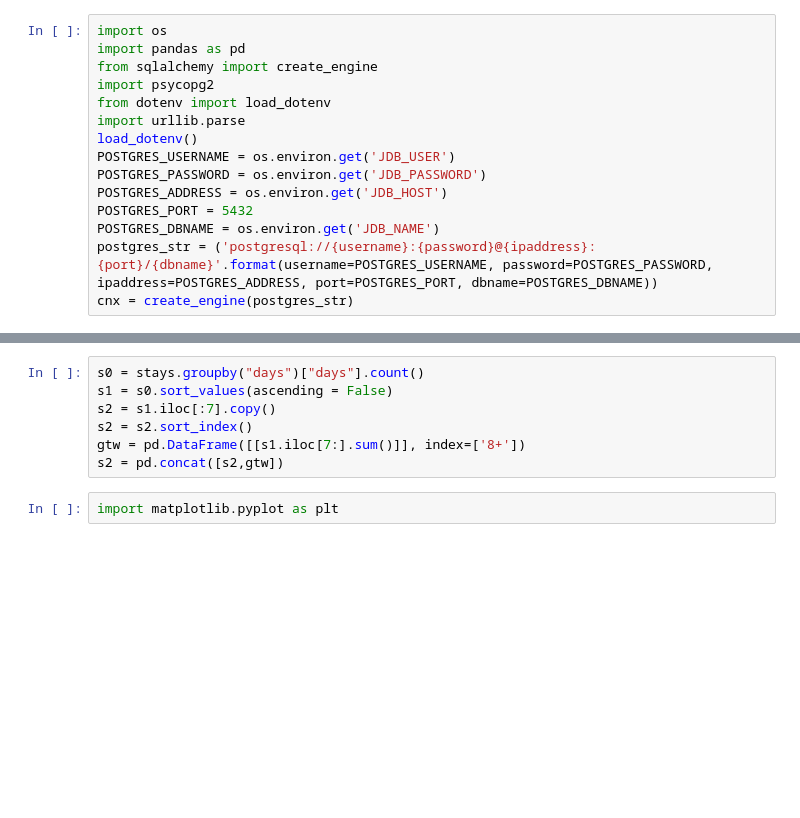
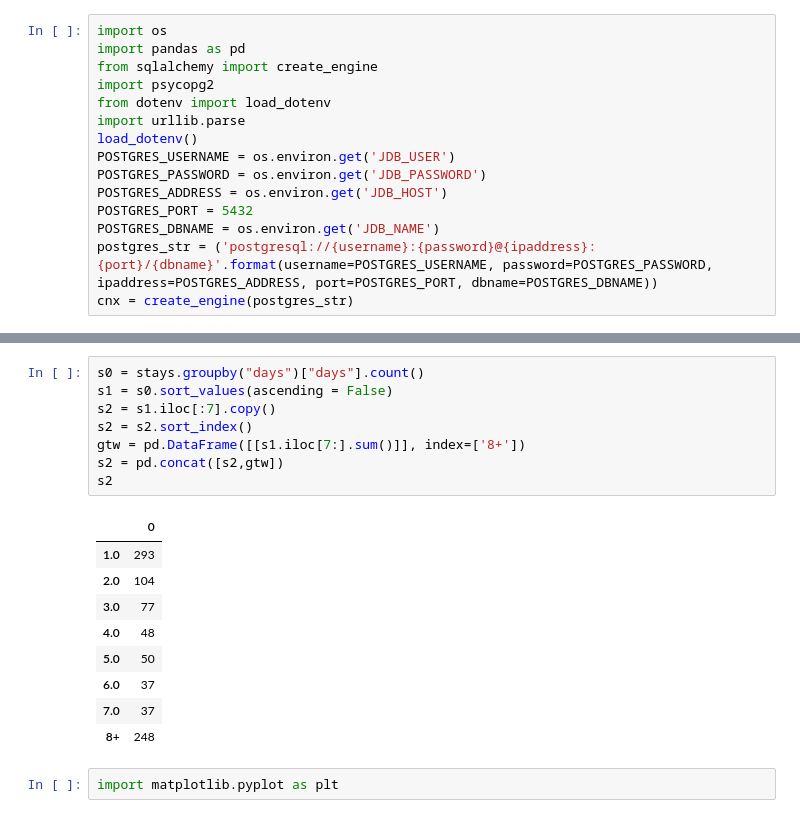
Before and after one commit to DeepWeave/jail-stays, a Jupyter notebook: Jail.ipynb, the cells around one changed output, grey strips where cells are left out. Cells and saved outputs as stored; diff of their text form; blank space fills up the shorter version.

```diff
--- a/Jail.ipynb
+++ b/Jail.ipynb
@@ -48,10 +48,21 @@ stays
 # %%
 s0 = stays.groupby("days")["days"].count()
 s1 = s0.sort_values(ascending = False)
 s2 = s1.iloc[:7].copy()
 s2 = s2.sort_index()
 gtw = pd.DataFrame([[s1.iloc[7:].sum()]], index=['8+'])
 s2 = pd.concat([s2,gtw])
+s2
+# %% [output]
+|  | 0 |
+| 1.0 | 293 |
+| 2.0 | 104 |
+| 3.0 | 77 |
+| 4.0 | 48 |
+| 5.0 | 50 |
+| 6.0 | 37 |
+| 7.0 | 37 |
+| 8+ | 248 |
 # %%
 import matplotlib.pyplot as plt
 # %%
```
Also changed, not shown: parts of 5 cells of this notebook, 2 other files.
